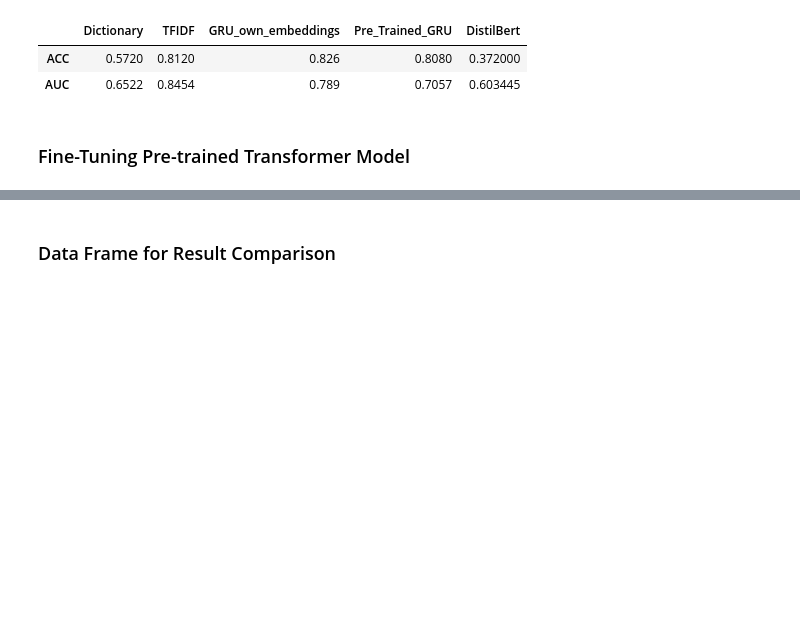
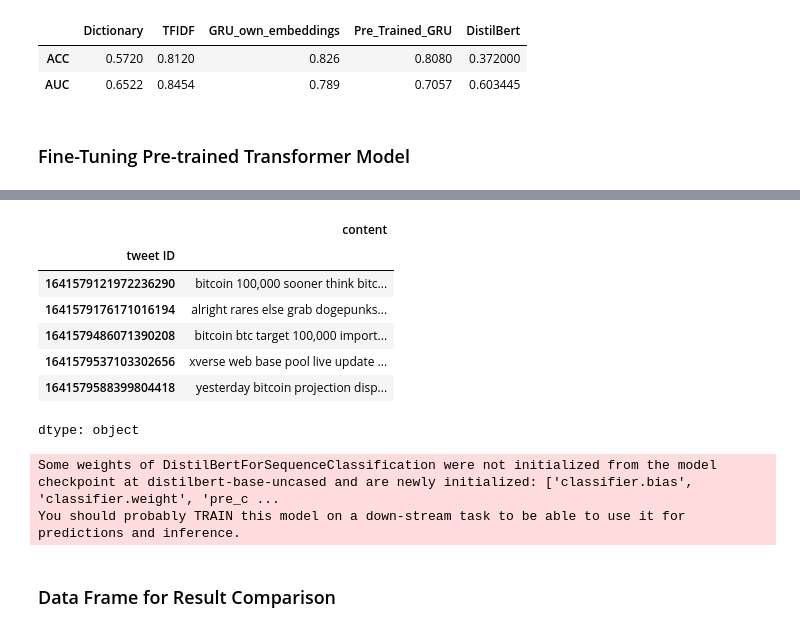
Before and after one commit to busrakasabali/Delta_Task_2, a Jupyter notebook: Delta_Task_2.ipynb, the cells around one changed output, grey strips where cells are left out. Drawn from its saved outputs; the diff is of its cells as text; code cells hidden in the pictures; blank space fills up the shorter version.

```diff
--- a/Delta_Task_2.ipynb
+++ b/Delta_Task_2.ipynb
@@ -686,0 +702,11 @@ df_scores
+# %%
+x_tweets_clean_train.head()
+# %% [output]
+|  | content |
+| tweet ID |  |
+| 1641579121972236290 | bitcoin 100,000 sooner think bitc... |
+| 1641579176171016194 | alright rares else grab dogepunks... |
+| 1641579486071390208 | bitcoin btc target 100,000 import... |
+| 1641579537103302656 | xverse web base pool live update ... |
+| 1641579588399804418 | yesterday bitcoin projection disp... |
+dtype: object
@@ -686,0 +733,7 @@ df_scores
+# %%
+from transformers import AutoModelForSequenceClassification
+
+model = AutoModelForSequenceClassification.from_pretrained('distilbert-base-uncased', num_labels=2)
+# %% [output]
+Some weights of DistilBertForSequenceClassification were not initialized from the model checkpoint at distilbert-base-uncased and are newly initialized: ['classifier.bias', 'classifier.weight', 'pre_c ...
+You should probably TRAIN this model on a down-stream task to be able to use it for predictions and inference.
```
Also changed, not shown: parts of 5 cells of this notebook.
